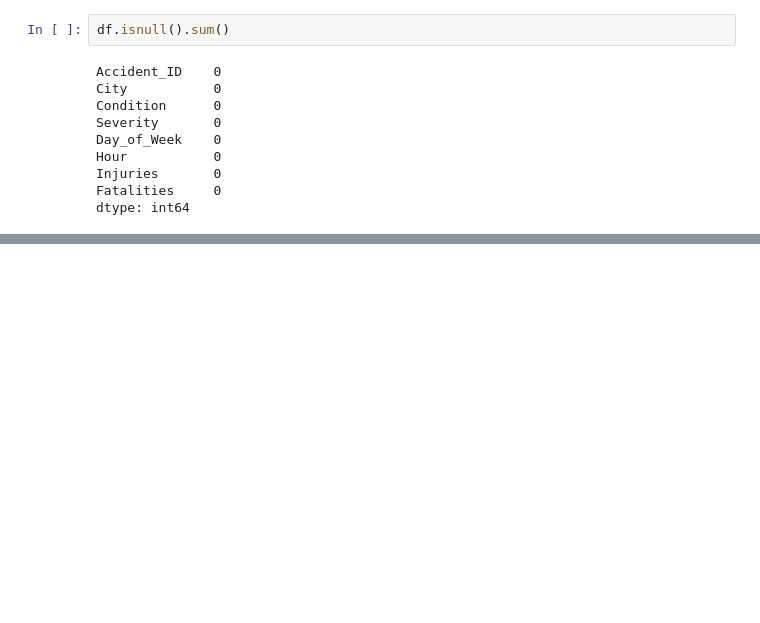
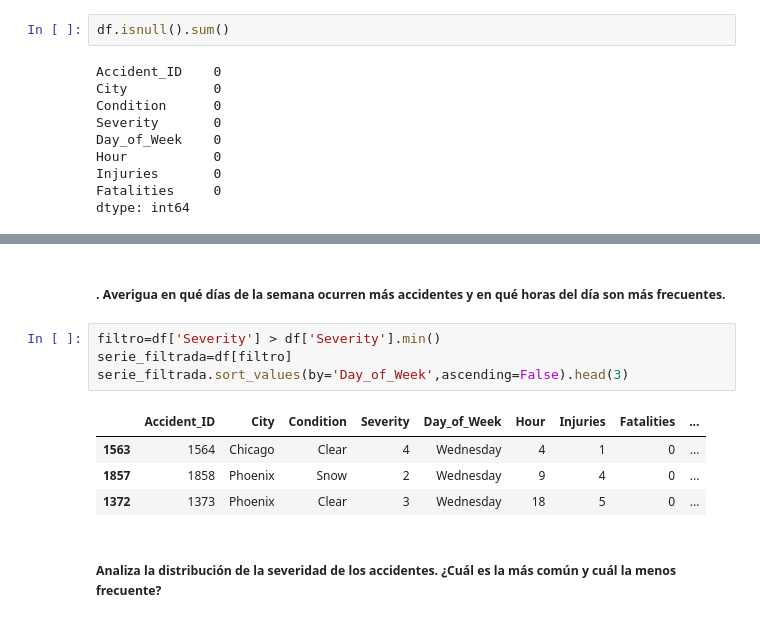
Before and after one commit to N1CKWEB/Proyecto-de-An-lisis-Exploratorio-de-Accidentes-de-Tr-nsitos, a Jupyter notebook: Project_dataset_accidents.ipynb, the cells around one changed output, grey strips where cells are left out. Cells and saved outputs as stored; diff of their text form; blank space fills up the shorter version.

```diff
--- a/Project_dataset_accidents.ipynb
+++ b/Project_dataset_accidents.ipynb
@@ -107,0 +167,13 @@ df
+# %% [markdown]
+##### . Averigua en qué días de la semana ocurren más accidentes y en qué horas del día son más frecuentes.
+# %%
+filtro=df['Severity'] > df['Severity'].min()
+serie_filtrada=df[filtro]
+serie_filtrada.sort_values(by='Day_of_Week',ascending=False).head(3)
+# %% [output]
+|  | Accident_ID | City | Condition | Severity | Day_of_Week | Hour | Injuries | Fatalities | ... |
+| 1563 | 1564 | Chicago | Clear | 4 | Wednesday | 4 | 1 | 0 | ... |
+| 1857 | 1858 | Phoenix | Snow | 2 | Wednesday | 9 | 4 | 0 | ... |
+| 1372 | 1373 | Phoenix | Clear | 3 | Wednesday | 18 | 5 | 0 | ... |
+# %% [markdown]
+##### Analiza la distribución de la severidad de los accidentes. ¿Cuál es la más común y cuál la menos frecuente?
```
Also changed, not shown: parts of 39 cells of this notebook.
